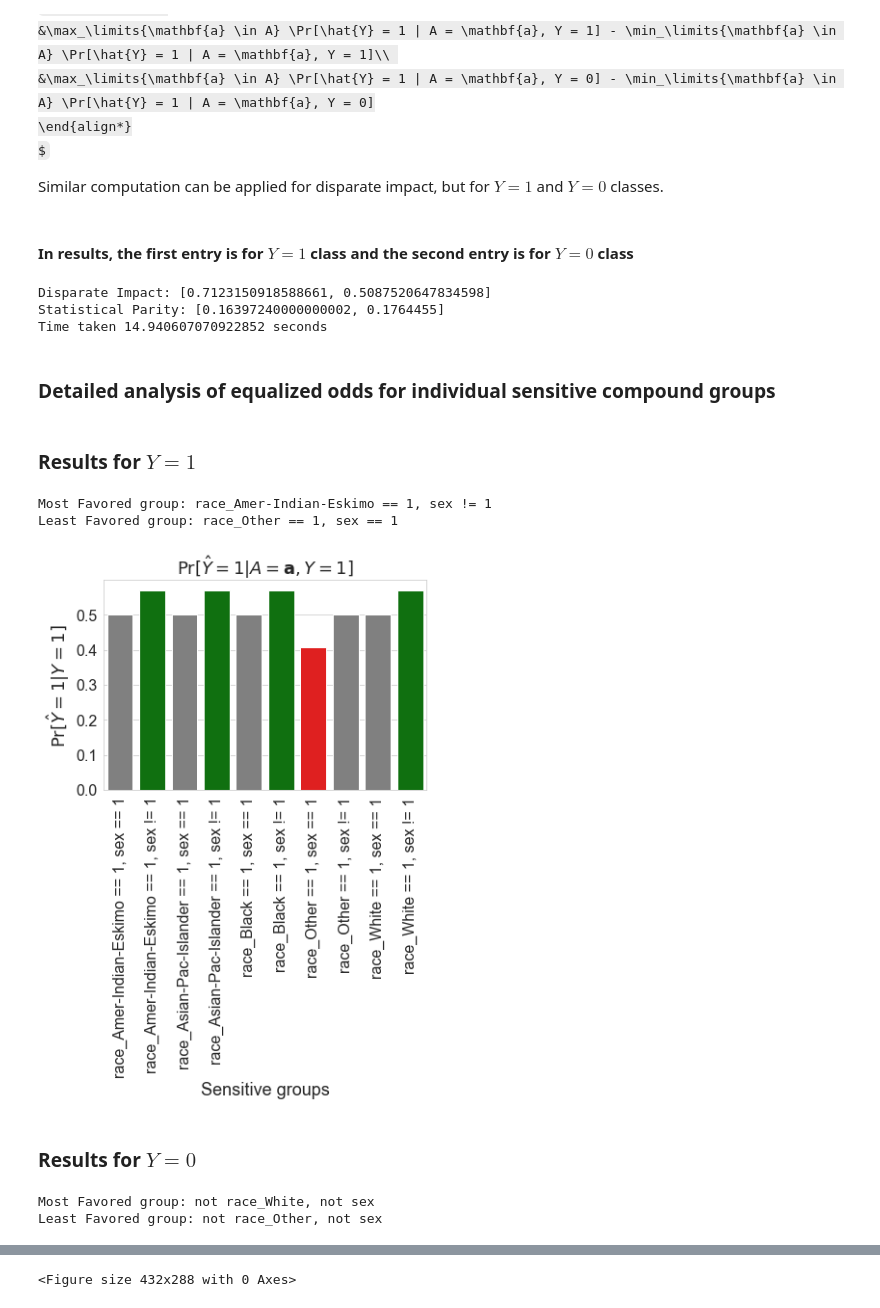
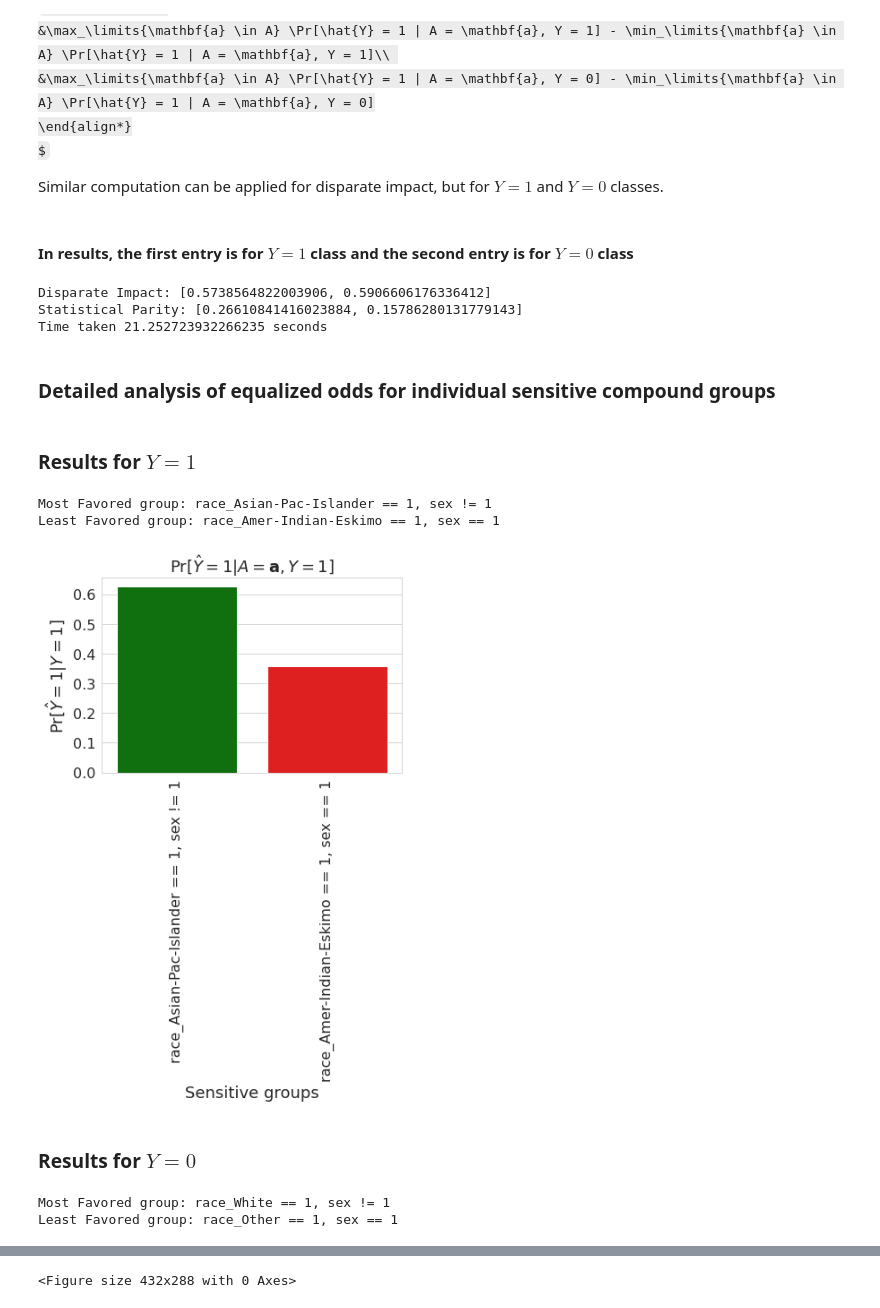
Before and after one commit to meelgroup/justicia, a Jupyter notebook: doc/2. Verifying group fairness.ipynb, the cells around one changed output, grey strips where cells are left out. Drawn from its saved outputs; the diff is of its cells as text; code cells hidden in the pictures; some formulas as TeX source.

```diff
--- a/doc/2. Verifying group fairness.ipynb
+++ b/doc/2. Verifying group fairness.ipynb
@@ -100,7 +98,7 @@ $
 
 Hence, disparate impact is computed as the ratio between the most favored sensitive group and the least favored sensitive group based on PPV of the classifier. For statistical parity, we consider their difference.
 # %%
-metric = Metric(model=clf, data=X_test, sensitive_attributes=dataset.known_sensitive_attributes, verbose=False, encoding="Enum-dependency")
+metric = Metric(model=clf, data=X_test, sensitive_attributes=dataset.known_sensitive_attributes, verbose=False, encoding="best-correlated")
 metric.compute()
 print("Sensitive attributes", metric.given_sensitive_attributes)
 print("Disparate Impact:", metric.disparate_impact_ratio)
@@ -162,7 +160,7 @@ $
 
 Similar computation can be applied for disparate impact, but for $Y = 1$ and $Y = 0$ classes.
 # %%
-metric_eqo = Metric(model=clf, data=X_test, sensitive_attributes=dataset.known_sensitive_attributes, verbose=False, encoding="Enum-dependency")
+metric_eqo = Metric(model=clf, data=X_test, sensitive_attributes=dataset.known_sensitive_attributes, verbose=False, encoding="best-correlated")
 metric_eqo.compute_eqo(y_test)
 display(Markdown("#### In results, the first entry is for $Y=1$ class and the second entry is for $Y=0$ class"))
 print("Disparate Impact:", metric_eqo.disparate_impact_ratio)
@@ -170,9 +168,9 @@ print("Statistical Parity:", metric_eqo.statistical_parity_difference)
 print("Time taken", metric_eqo.time_taken, "seconds")
 # %% [output]
 #### In results, the first entry is for $Y=1$ class and the second entry is for $Y=0$ class
-Disparate Impact: [0.7123150918588661, 0.5087520647834598]
-Statistical Parity: [0.16397240000000002, 0.1764455]
-Time taken 14.940607070922852 seconds
+Disparate Impact: [0.5738564822003906, 0.5906606176336412]
+Statistical Parity: [0.26610841416023884, 0.15786280131779143]
+Time taken 21.252723932266235 seconds
 # %% [markdown]
 ### Detailed analysis of equalized odds for individual sensitive compound groups
 # %%
@@ -181,7 +179,7 @@ PPVs_y_1 = np.array([group_info[1] for group_info in metric_eqo.sensitive_group_
 
 customize_color = {}
 for idx, PPV in enumerate(PPVs_y_1):
-    customize_color[groups[idx]] = "red" if PPV == PPVs_y_1.min() else ("green" if PPV ==PPVs_y_1.max() else "gray")
+    customize_color[groups_y_1[idx]] = "red" if PPV == PPVs_y_1.min() else ("green" if PPV ==PPVs_y_1.max() else "gray")
 
 assert metric_eqo.disparate_impact_ratio[0] == float(PPVs_y_1.min()/PPVs_y_1.max())
 assert metric_eqo.statistical_parity_difference[0] == PPVs_y_1.max() - PPVs_y_1.min()
@@ -195,39 +193,39 @@ sns.barplot(x=groups_y_1, y=PPVs_y_1, palette=customize_color)
 plt.xticks(fontsize=labelsize-2, rotation=90)
 plt.yticks(fontsize=labelsize-2)
 plt.ylabel(r"$\Pr[\hat{Y} = 1 | Y = 1]$", fontsize=labelsize)
 plt.xlabel("Sensitive groups", fontsize=labelsize)
 plt.title(r"$\Pr[\hat{Y} = 1 | A=\mathbf{a}, Y = 1]$", fontsize=labelsize)
 plt.show()
 plt.clf()
 
 groups_y_0 = [(", ").join([" ".join([each_sensitive_attribute[0], each_sensitive_attribute[1][0], str(each_sensitive_attribute[1][1])])  for each_sensitive_attribute in group_info[0]]) for group_info in metric_eqo.sensitive_group_statistics[1]]
 PPVs_y_0 = np.array([group_info[1] for group_info in metric_eqo.sensitive_group_statistics[1]])
 
 customize_color = {}
 for idx, PPV in enumerate(PPVs_y_0):
-    customize_color[groups[idx]] = "red" if PPV == PPVs_y_0.min() else ("green" if PPV ==PPVs_y_0.max() else "gray")
+    customize_color[groups_y_0[idx]] = "red" if PPV == PPVs_y_0.min() else ("green" if PPV ==PPVs_y_0.max() else "gray")
 
 assert metric_eqo.disparate_impact_ratio[1] == float(PPVs_y_0.min()/PPVs_y_0.max())
 assert metric_eqo.statistical_parity_difference[1] == PPVs_y_0.max() - PPVs_y_0.min()
 display(Markdown("### Results for $Y = 0$"))
-print("Most Favored group:", (", ").join([each_sensitive_attribute[0] if each_sensitive_attribute[1] == 1 else "not " + each_sensitive_attribute[0]  for each_sensitive_attribute in list(metric_eqo.most_favored_group[1].items())]))
-print("Least Favored group:", (", ").join([each_sensitive_attribute[0] if each_sensitive_attribute[1] == 1 else "not " + each_sensitive_attribute[0]  for each_sensitive_attribute in list(metric_eqo.least_favored_group[1].items())]))
+print("Most Favored group:", (", ").join([" ".join([each_sensitive_attribute[0], each_sensitive_attribute[1][0], str(each_sensitive_attribute[1][1])])    for each_sensitive_attribute in list(metric_eqo.most_favored_group[1].items())]))
+print("Least Favored group:", (", ").join([" ".join([each_sensitive_attribute[0], each_sensitive_attribute[1][0], str(each_sensitive_attribute[1][1])])    for each_sensitive_attribute in list(metric_eqo.least_favored_group[1].items())]))
 
 
 sns.set_style("whitegrid", {'axes.grid' : True})
 sns.barplot(x=groups_y_0, y=PPVs_y_0, palette=customize_color)
 plt.xticks(fontsize=labelsize-2, rotation=90)
 plt.yticks(fontsize=labelsize-2)
 plt.ylabel(r"$\Pr[\hat{Y} = 1 | Y = 0]$", fontsize=labelsize)
 plt.xlabel("Sensitive groups", fontsize=labelsize)
 plt.title(r"$\Pr[\hat{Y} = 1 | A=\mathbf{a}, Y = 0]$", fontsize=labelsize)
 plt.show()
 plt.clf()
 # %% [output]
 ### Results for $Y = 1$
-Most Favored group: race_Amer-Indian-Eskimo == 1, sex != 1
-Least Favored group: race_Other == 1, sex == 1
+Most Favored group: race_Asian-Pac-Islander == 1, sex != 1
+Least Favored group: race_Amer-Indian-Eskimo == 1, sex == 1
-[figure, old version]
+[figure, new version]
 ### Results for $Y = 0$
-Most Favored group: not race_White, not sex
-Least Favored group: not race_Other, not sex
+Most Favored group: race_White == 1, sex != 1
+Least Favored group: race_Other == 1, sex == 1
```
Also changed, not shown: parts of 4 cells of this notebook, 14 other files.
